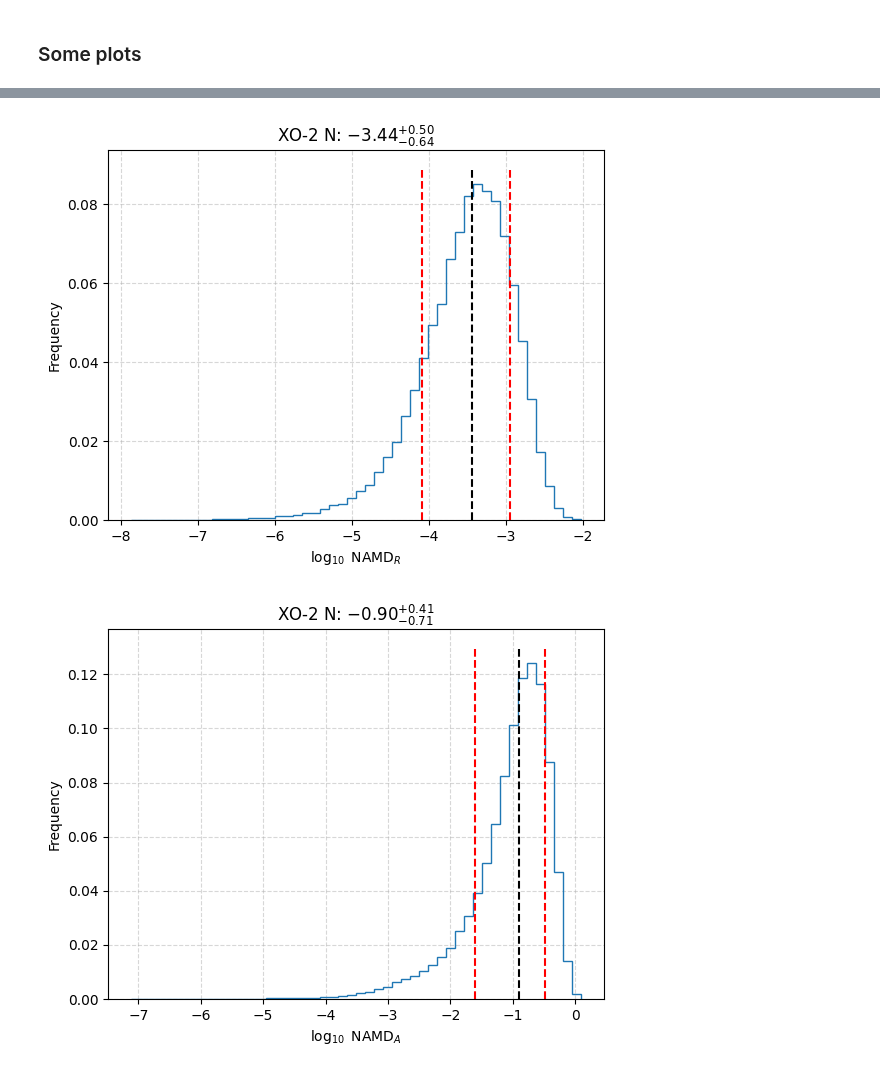
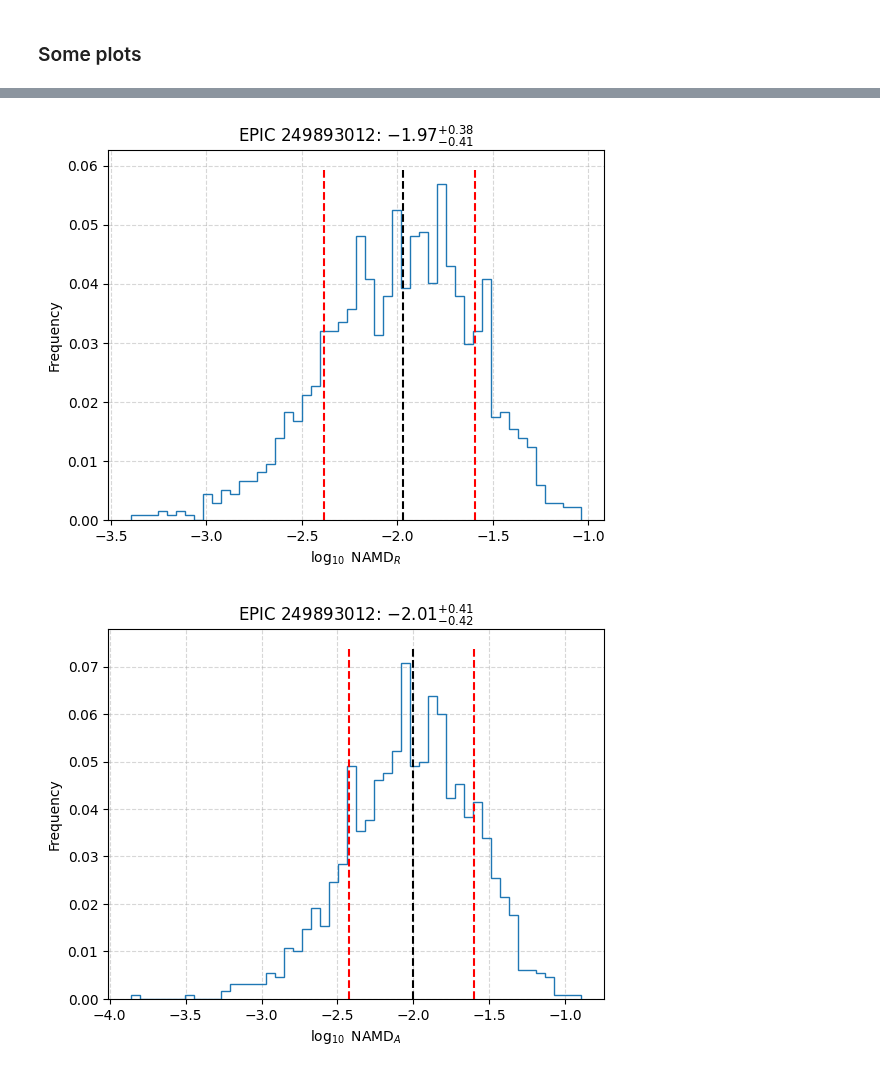
Before and after one commit to abocchieri/ExoNAMD, a Jupyter notebook: notebooks/api.ipynb, the cells around one changed output, grey strips where cells are left out. Saved outputs shown, nothing was run; the diff lists cells and outputs as text; code cells hidden in the pictures.

```diff
--- a/notebooks/api.ipynb
+++ b/notebooks/api.ipynb
@@ -250 +253,4 @@ df["amd_abs"] = df.swifter.apply(solve_amd, args=("abs",), axis=1)
+# %%
+df["amd_rel"] = df.groupby("hostname")["amdk_rel"].transform("sum")
+df["amd_abs"] = df.groupby("hostname")["amdk_abs"].transform("sum")
 # %%
@@ -301,5 +300,5 @@ _ = df_core[["sy_pnum", "namd_rel"]].plot(
 # %% [markdown]
 ### Task 10: computing the AMD and associated confidence intervals
 # %%
-Npt = 200000
-threshold = 500
+Npt = 100000
+threshold = 1000
@@ -312,0 +335,12 @@ df_core[["amd_abs_mc", "amd_abs_q16", "amd_abs_q50", "amd_abs_q84"]] = (
+# %%
+df_core[["amd_rel_q16", "amd_rel_q50", "amd_rel_q84"]] = (
+    df_core.groupby("hostname")["amd_rel_mc"]
+    .transform("mean")
+    .transform(lambda x: pd.Series(np.percentile(x, [16, 50, 84])))
+)
+
+df_core[["amd_abs_q16", "amd_abs_q50", "amd_abs_q84"]] = (
+    df_core.groupby("hostname")["amd_abs_mc"]
+    .transform("mean")
+    .transform(lambda x: pd.Series(np.percentile(x, [16, 50, 84])))
+)
@@ -313 +349,10 @@ df_core[["amd_abs_mc", "amd_abs_q16", "amd_abs_q50", "amd_abs_q84"]] = (
+# %%
+df_core = df_core.drop(
+    columns=[
+        "amdk_rel_mc",
+        "amdk_abs_mc",
+        "amd_rel_mc",
+        "amd_abs_mc",
+    ]
+)
 # %%
@@ -349,21 +412,32 @@ _ = df_core[["namd_rel_q50", "namd_abs_q50"]].plot(
 # %%
-hostname = "XO-2 N"
+hostname = "EPIC 249893012"
+host = df_core[df_core["hostname"] == hostname]
 
-host = df[df["hostname"] == hostname]
-
-retval = solve_namd_mc(host, kind="rel", Npt=Npt, threshold=threshold, full=True)
+retval = solve_namd_mc(
+    host,
+    kind="rel",
+    Npt=Npt,
+    threshold=threshold,
+    full=True,
+)
 
 simple_plot(
     data=retval,
     kind="rel",
     title=hostname,
     which="namd",
     scale="log",
 )
 # %% [output]
-[figure, old version]
+[figure, new version]
 # %%
-retval = solve_namd_mc(host, kind="abs", Npt=Npt, threshold=threshold, full=True)
+retval = solve_namd_mc(
+    host,
+    kind="abs",
+    Npt=Npt,
+    threshold=threshold,
+    full=True,
+)
 
 simple_plot(
     data=retval,
@@ -373,4 +447,4 @@ simple_plot(
     scale="log",
 )
 # %% [output]
-[figure, old version]
+[figure, new version]
```
Also changed, not shown: parts of 20 cells of this notebook, 2 other files.
